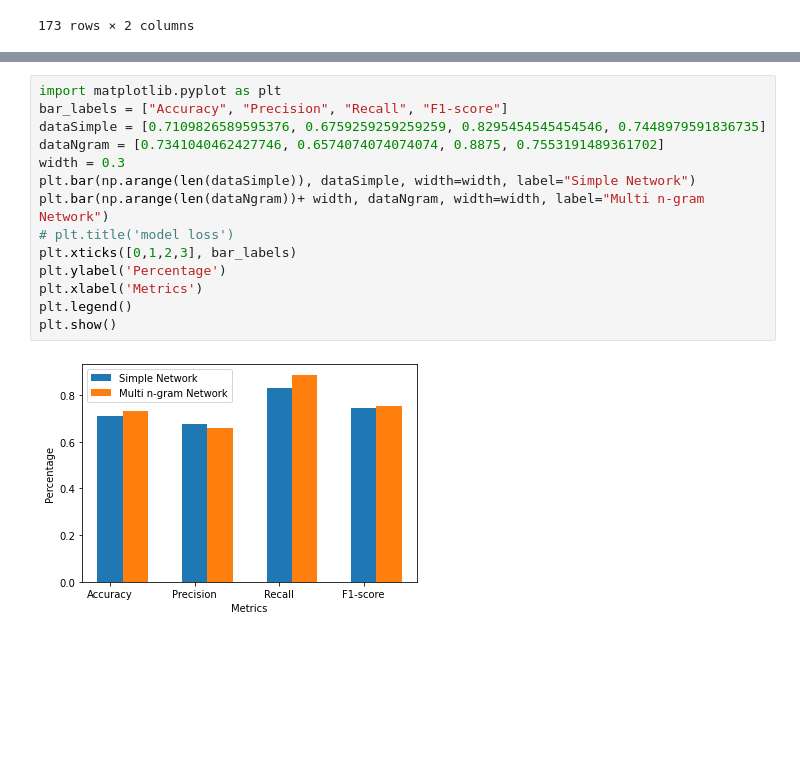
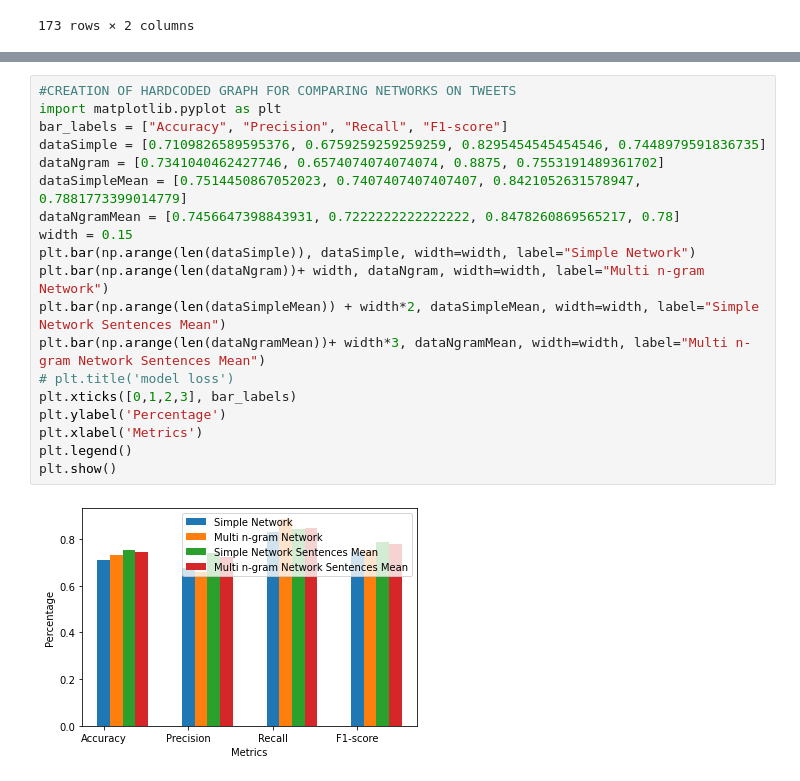
Before and after one commit to kamilszymczak/dissertation, a Jupyter notebook: ml/data_analysis.ipynb, the cells around one changed output, grey strips where cells are left out. Saved outputs shown, nothing was run; the diff lists cells and outputs as text; blank space fills up the shorter version.

Commit message:
data analysis: new graph for report

```diff
--- a/ml/data_analysis.ipynb
+++ b/ml/data_analysis.ipynb
@@ -241,16 +260,21 @@ wrong:  50
 # %%
+#CREATION OF HARDCODED GRAPH FOR COMPARING NETWORKS ON TWEETS
 import matplotlib.pyplot as plt
 bar_labels = ["Accuracy", "Precision", "Recall", "F1-score"]
 dataSimple = [0.7109826589595376, 0.6759259259259259, 0.8295454545454546, 0.7448979591836735]
 dataNgram = [0.7341040462427746, 0.6574074074074074, 0.8875, 0.7553191489361702]
-width = 0.3
+dataSimpleMean = [0.7514450867052023, 0.7407407407407407, 0.8421052631578947, 0.7881773399014779]
+dataNgramMean = [0.7456647398843931, 0.7222222222222222, 0.8478260869565217, 0.78]
+width = 0.15
 plt.bar(np.arange(len(dataSimple)), dataSimple, width=width, label="Simple Network")
 plt.bar(np.arange(len(dataNgram))+ width, dataNgram, width=width, label="Multi n-gram Network")
+plt.bar(np.arange(len(dataSimpleMean)) + width*2, dataSimpleMean, width=width, label="Simple Network Sentences Mean")
+plt.bar(np.arange(len(dataNgramMean))+ width*3, dataNgramMean, width=width, label="Multi n-gram Network Sentences Mean")
 # plt.title('model loss')
 plt.xticks([0,1,2,3], bar_labels)
 plt.ylabel('Percentage')
 plt.xlabel('Metrics')
 plt.legend()
 plt.show()
 # %% [output]
-[figure, old version]
+[figure, new version]
```
Also changed, not shown: parts of 2 cells of this notebook.
